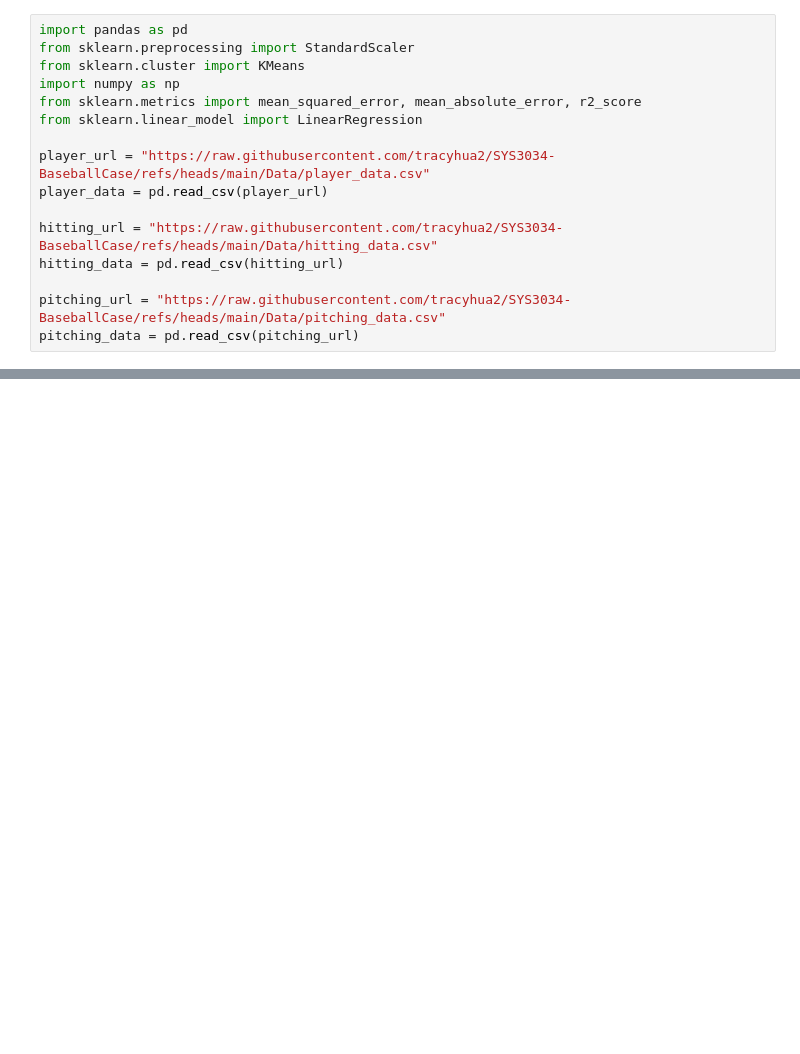
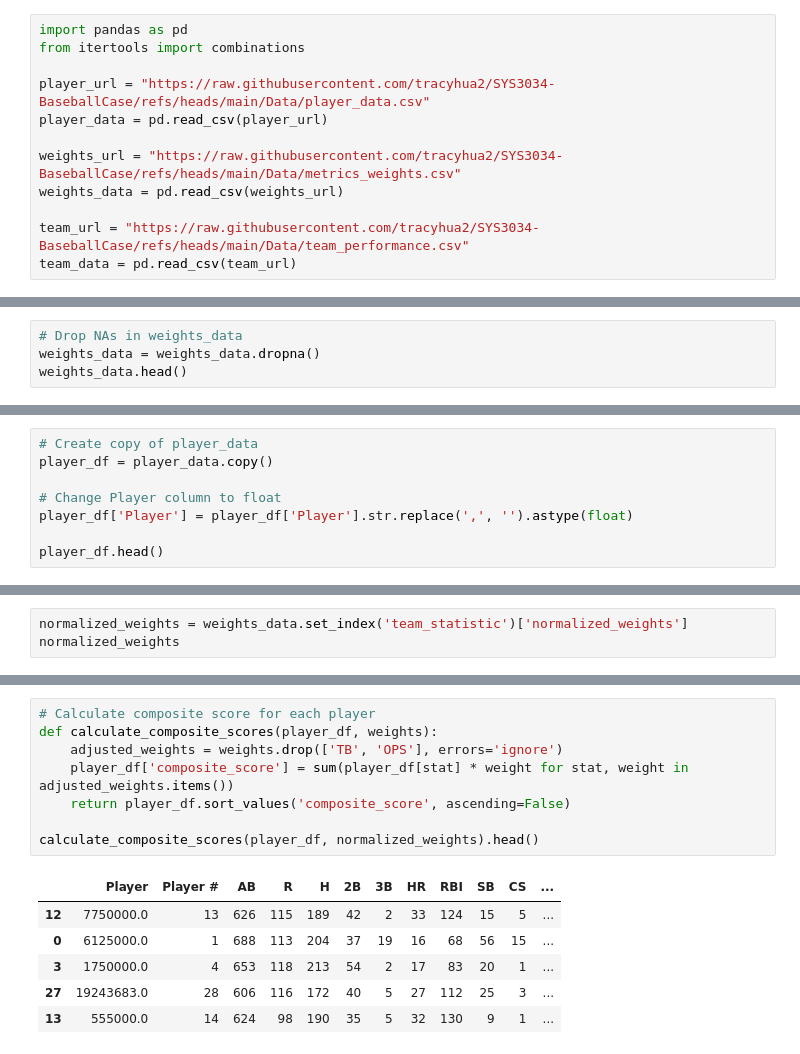
Before and after one commit to tracyhua2/SYS3034-BaseballCase, a Jupyter notebook: Code/BaseballDraft_Top10.ipynb, the cells around one changed output, grey strips where cells are left out. Saved outputs shown, nothing was run; the diff lists cells and outputs as text; blank space fills up the shorter version.

```diff
--- a/Code/BaseballDraft_Top10.ipynb
+++ b/Code/BaseballDraft_Top10.ipynb
@@ -2,17 +2,13 @@
 <a href="https://colab.research.google.com/github/tracyhua2/SYS3034-BaseballCase/blob/main/Code/BaseballDraft_Top10.ipynb" target="_parent"><img src="https://colab.research.google.com/assets/colab-badge.svg" alt="Open In Colab"/></a>
 # %%
 import pandas as pd
-from sklearn.preprocessing import StandardScaler
-from sklearn.cluster import KMeans
-import numpy as np
-from sklearn.metrics import mean_squared_error, mean_absolute_error, r2_score
-from sklearn.linear_model import LinearRegression
+from itertools import combinations
 
 player_url = "https://raw.githubusercontent.com/tracyhua2/SYS3034-BaseballCase/refs/heads/main/Data/player_data.csv"
 player_data = pd.read_csv(player_url)
 
-hitting_url = "https://raw.githubusercontent.com/tracyhua2/SYS3034-BaseballCase/refs/heads/main/Data/hitting_data.csv"
-hitting_data = pd.read_csv(hitting_url)
+weights_url = "https://raw.githubusercontent.com/tracyhua2/SYS3034-BaseballCase/refs/heads/main/Data/metrics_weights.csv"
+weights_data = pd.read_csv(weights_url)
 
-pitching_url = "https://raw.githubusercontent.com/tracyhua2/SYS3034-BaseballCase/refs/heads/main/Data/pitching_data.csv"
-pitching_data = pd.read_csv(pitching_url)
+team_url = "https://raw.githubusercontent.com/tracyhua2/SYS3034-BaseballCase/refs/heads/main/Data/team_performance.csv"
+team_data = pd.read_csv(team_url)
@@ -112,0 +15,4 @@ R2 Score: 0.998
+# %%
+# Drop NAs in weights_data
+weights_data = weights_data.dropna()
+weights_data.head()
@@ -112,0 +26,8 @@ R2 Score: 0.998
+# %%
+# Create copy of player_data
+player_df = player_data.copy()
+
+# Change Player column to float
+player_df['Player'] = player_df['Player'].str.replace(',', '').astype(float)
+
+player_df.head()
@@ -112,0 +51,3 @@ R2 Score: 0.998
+# %%
+normalized_weights = weights_data.set_index('team_statistic')['normalized_weights']
+normalized_weights
@@ -112,0 +73,15 @@ R2 Score: 0.998
+# %%
+# Calculate composite score for each player
+def calculate_composite_scores(player_df, weights):
+    adjusted_weights = weights.drop(['TB', 'OPS'], errors='ignore')
+    player_df['composite_score'] = sum(player_df[stat] * weight for stat, weight in adjusted_weights.items())
+    return player_df.sort_values('composite_score', ascending=False)
+
+calculate_composite_scores(player_df, normalized_weights).head()
+# %% [output]
+|  | Player | Player # | AB | R | H | 2B | 3B | HR | RBI | SB | CS | ... |
+| 12 | 7750000.0 | 13 | 626 | 115 | 189 | 42 | 2 | 33 | 124 | 15 | 5 | ... |
+| 0 | 6125000.0 | 1 | 688 | 113 | 204 | 37 | 19 | 16 | 68 | 56 | 15 | ... |
+| 3 | 1750000.0 | 4 | 653 | 118 | 213 | 54 | 2 | 17 | 83 | 20 | 1 | ... |
+| 27 | 19243683.0 | 28 | 606 | 116 | 172 | 40 | 5 | 27 | 112 | 25 | 3 | ... |
+| 13 | 555000.0 | 14 | 624 | 98 | 190 | 35 | 5 | 32 | 130 | 9 | 1 | ... |
```
Also changed, not shown: parts of 10 cells of this notebook.
